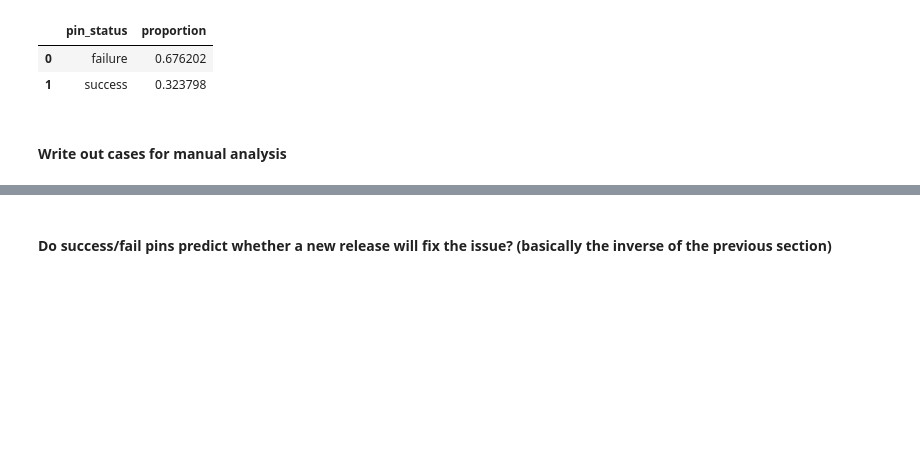
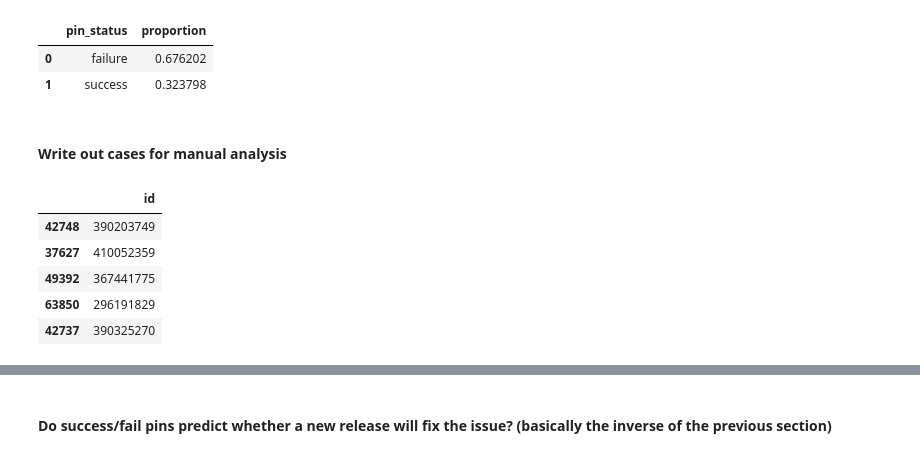
Before and after one commit to brombaut/GKIR_Analysis, a Jupyter notebook: data-analysis/p_rq2.ipynb, the cells around one changed output, grey strips where cells are left out. Saved outputs shown, nothing was run; the diff lists cells and outputs as text; code cells hidden in the pictures; blank space fills up the shorter version.

```diff
--- a/data-analysis/p_rq2.ipynb
+++ b/data-analysis/p_rq2.ipynb
@@ -819,6 +828,14 @@ proportions.head()
 # %% [markdown]
 <h4>Write out cases for manual analysis</h4>
 # %%
-# failed_pins = issue_pin_status[issue_pin_status['pin_status'] == 'failure']
-# sample_failed_pins = failed_pins.sample(n=500, random_state=42)
-# sample_failed_pins.to_csv(f'./manual_analysis/failed_pins/sample_failed_pins.csv', index=False)
+failed_pins = issue_pin_status[issue_pin_status['pin_status'] == 'failure']
+# failed_pins.info()
+sample_failed_pins = failed_pins.sample(n=800, random_state=42)
+sample_failed_pins.to_csv(f'./manual_analysis/failed_pins/sample_failed_pins.csv', index=False)
+# %% [output]
+|  | id |
+| 42748 | 390203749 |
+| 37627 | 410052359 |
+| 49392 | 367441775 |
+| 63850 | 296191829 |
+| 42737 | 390325270 |
```
Also changed, not shown: parts of 4 cells of this notebook, 3 other files.
